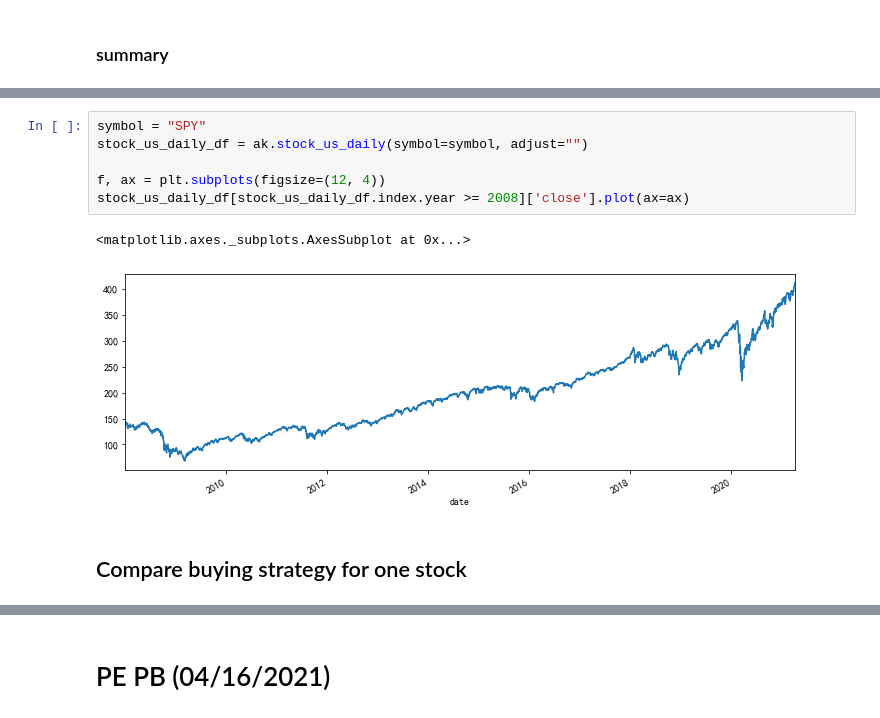
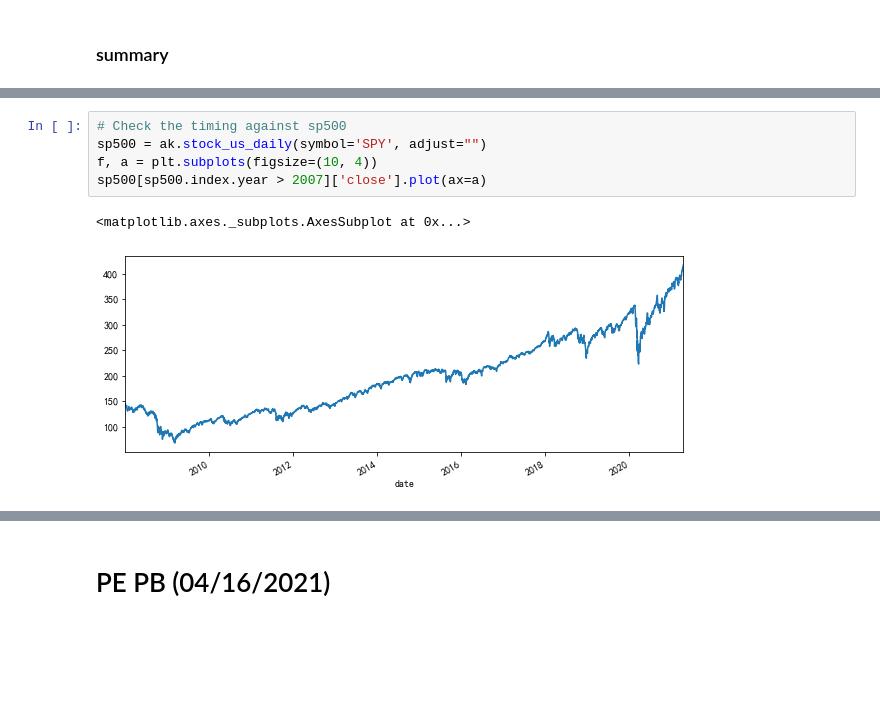
Before and after one commit to yuwei2341/stocks, a Jupyter notebook: Stock_MA.ipynb, the cells around one changed output, grey strips where cells are left out. Drawn from its saved outputs; the diff is of its cells as text; blank space fills up the shorter version.

```diff
--- a/Stock_MA.ipynb
+++ b/Stock_MA.ipynb
@@ -824,11 +874,8 @@ pd.concat([rslp, tmp], axis=1).T
 # %%
-symbol = "SPY"
-stock_us_daily_df = ak.stock_us_daily(symbol=symbol, adjust="")
-
-f, ax = plt.subplots(figsize=(12, 4))
-stock_us_daily_df[stock_us_daily_df.index.year >= 2008]['close'].plot(ax=ax)
+# Check the timing against sp500
+sp500 = ak.stock_us_daily(symbol='SPY', adjust="")
+f, a = plt.subplots(figsize=(10, 4))
+sp500[sp500.index.year > 2007]['close'].plot(ax=a)
 # %% [output]
 <matplotlib.axes._subplots.AxesSubplot at 0x...>
-[figure, old version]
+[figure, new version]
-# %% [markdown]
-## Compare buying strategy for one stock
```
Also changed, not shown: parts of 41 cells of this notebook, 4 other files.
